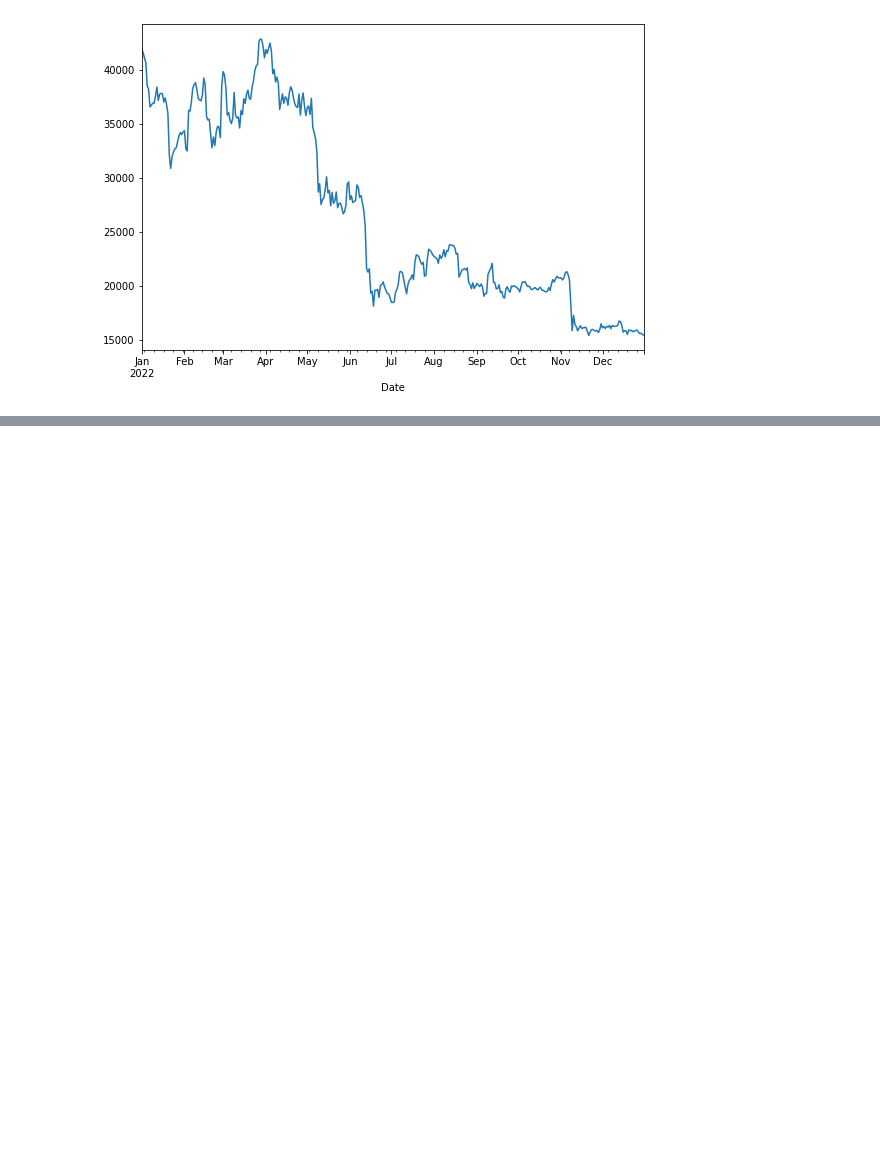
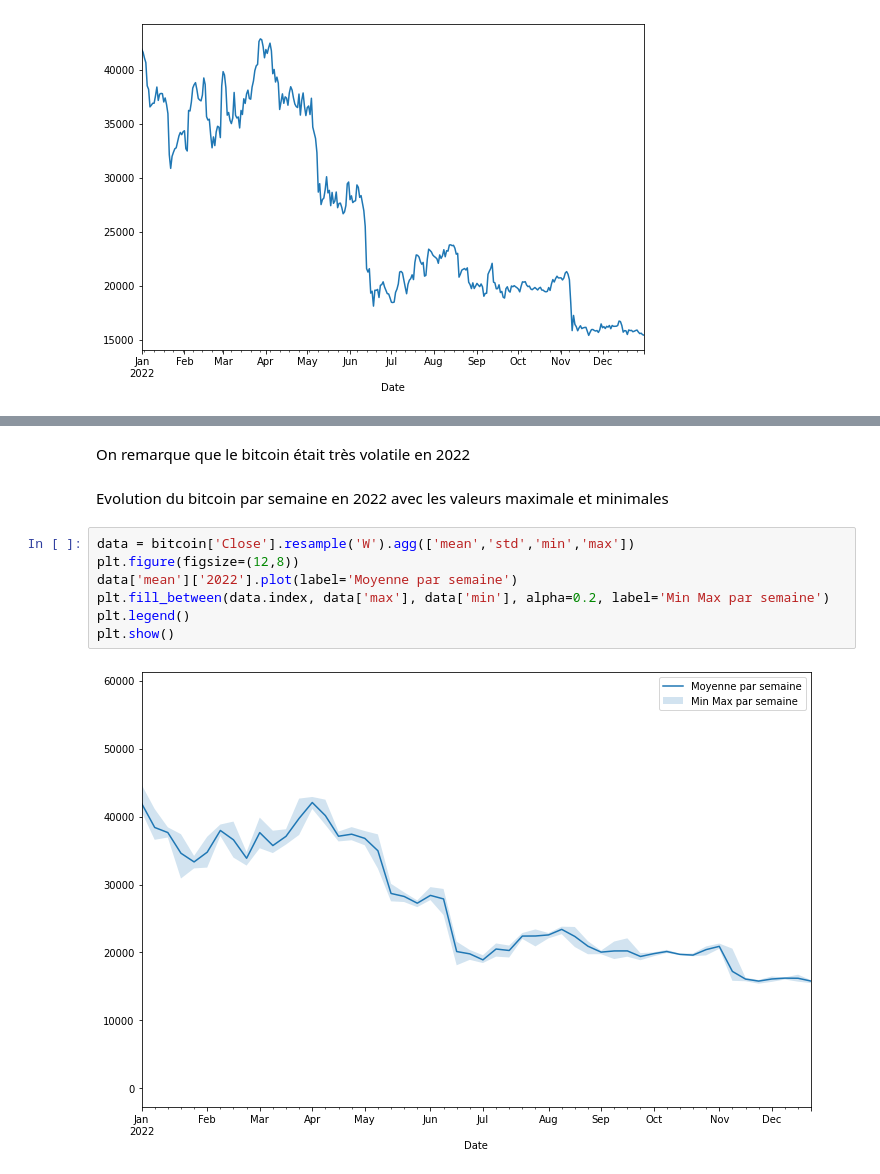
Before and after one commit to lord97/Bitcoin-analysis, a Jupyter notebook: bictoin-analysis.ipynb, the cells around one changed output, grey strips where cells are left out. Drawn from its saved outputs; the diff is of its cells as text; blank space fills up the shorter version.

```diff
--- a/bictoin-analysis.ipynb
+++ b/bictoin-analysis.ipynb
@@ -53,0 +73,13 @@ plt.show()
+# %% [markdown]
+On remarque que le bitcoin était très volatile en 2022
+# %% [markdown]
+Evolution du bitcoin par semaine en 2022 avec les valeurs maximale et minimales
+# %%
+data = bitcoin['Close'].resample('W').agg(['mean','std','min','max'])
+plt.figure(figsize=(12,8))
+data['mean']['2022'].plot(label='Moyenne par semaine')
+plt.fill_between(data.index, data['max'], data['min'], alpha=0.2, label='Min Max par semaine')
+plt.legend()
+plt.show()
+# %% [output]
+[figure, added]
```
Also changed, not shown: parts of 4 cells of this notebook.
